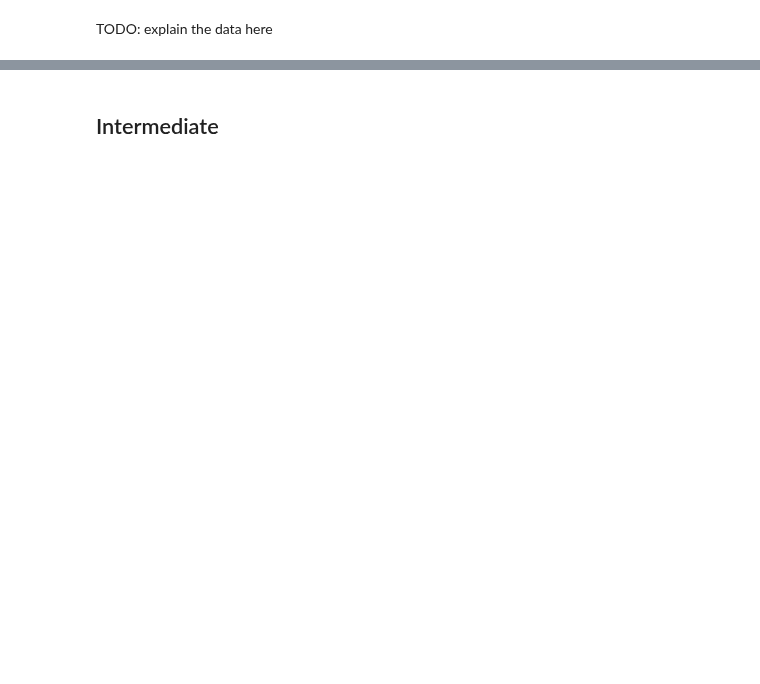
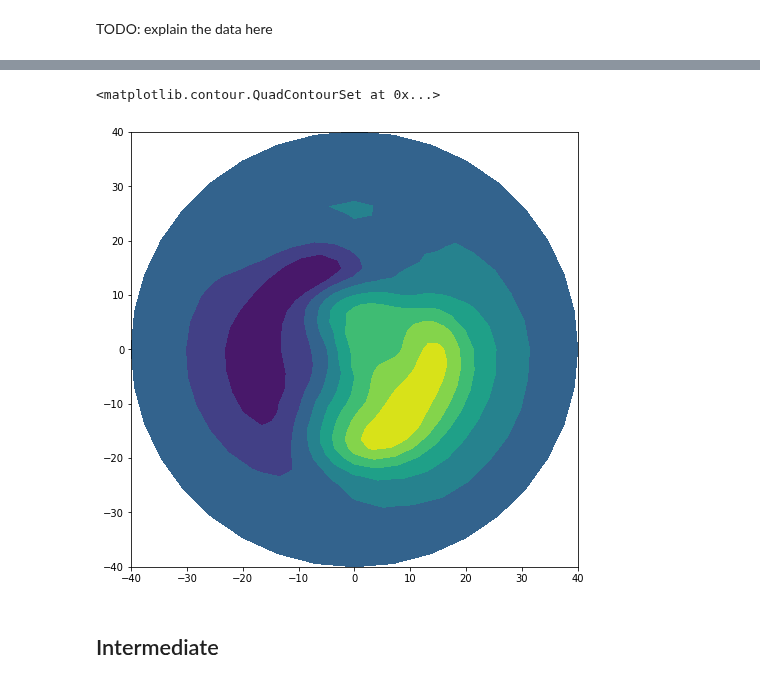
Before and after one commit to AMGeO-Collaboration/Earthcube-Meeting-2021, a Jupyter notebook: notebooks/WM_0_Developing An API For AMGeO Users.ipynb, the cells around one changed output, grey strips where cells are left out. Cells and saved outputs as stored; diff of their text form; code cells hidden in the pictures; blank space fills up the shorter version.

Commit message:
basic plots for all experience levels

```diff
--- a/notebooks/WM_0_Developing An API For AMGeO Users.ipynb
+++ b/notebooks/WM_0_Developing An API For AMGeO Users.ipynb
@@ -164,6 +168,6 @@ api.get_output_dir()
 # %%
 # specify the date time desired
-dt = datetime()
+dt = datetime(2016, 5, 6, 12, 30, 0)
 
 # generate data for the following single datetime
 controller.generate(dt, hemisphere)
@@ -202,7 +240,7 @@ controller.browse()
 # %%
 # TODO: set good parameter defs for dates used in each example
 
-date = controller.browse()[1]
+date = controller.browse()[0]
 
 # get xarray dataset
 ds = controller.load(date)
@@ -215,9 +290,14 @@ epot
 # %%
 # plot data from epot
+fig, ax = plt.subplots(figsize=(8, 8))
+grid_data_contourf(ax, epot.values)
 
 # NOTE: may need epot.values to get numpy array for grid_data
 
 # TODO: get method going for plotting directly from passing this data
+# %% [output]
+<matplotlib.contour.QuadContourSet at 0x...>
+[figure, added]
 # %% [markdown]
 ## Intermediate
 # %%
```
Also changed, not shown: parts of 30 cells of this notebook, 18 other files.
